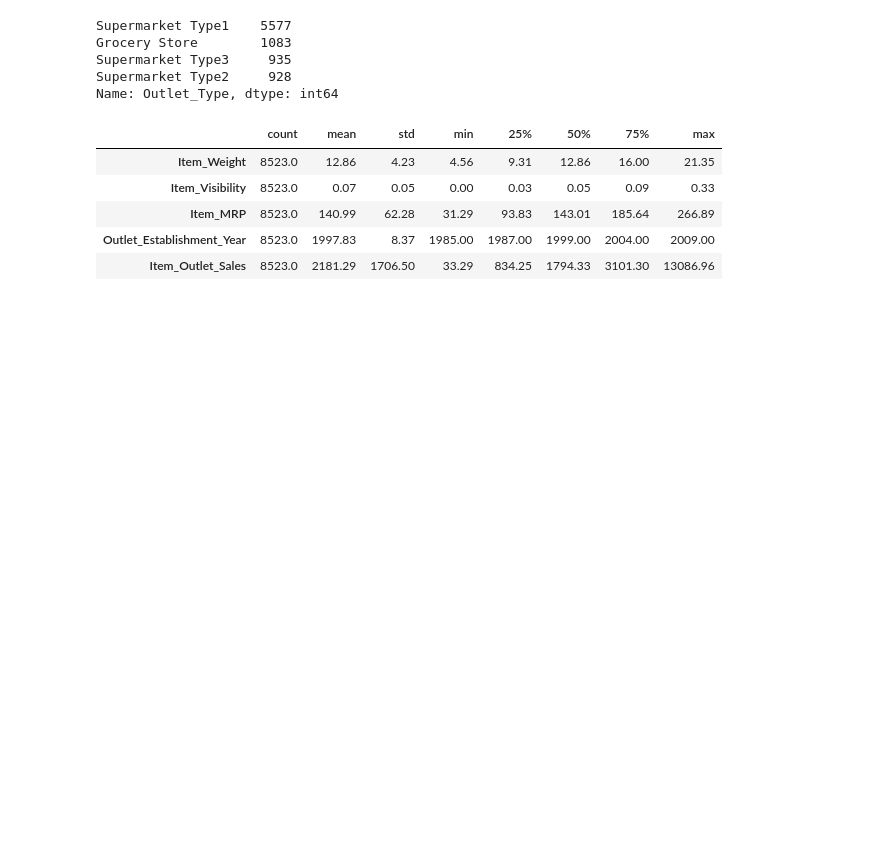
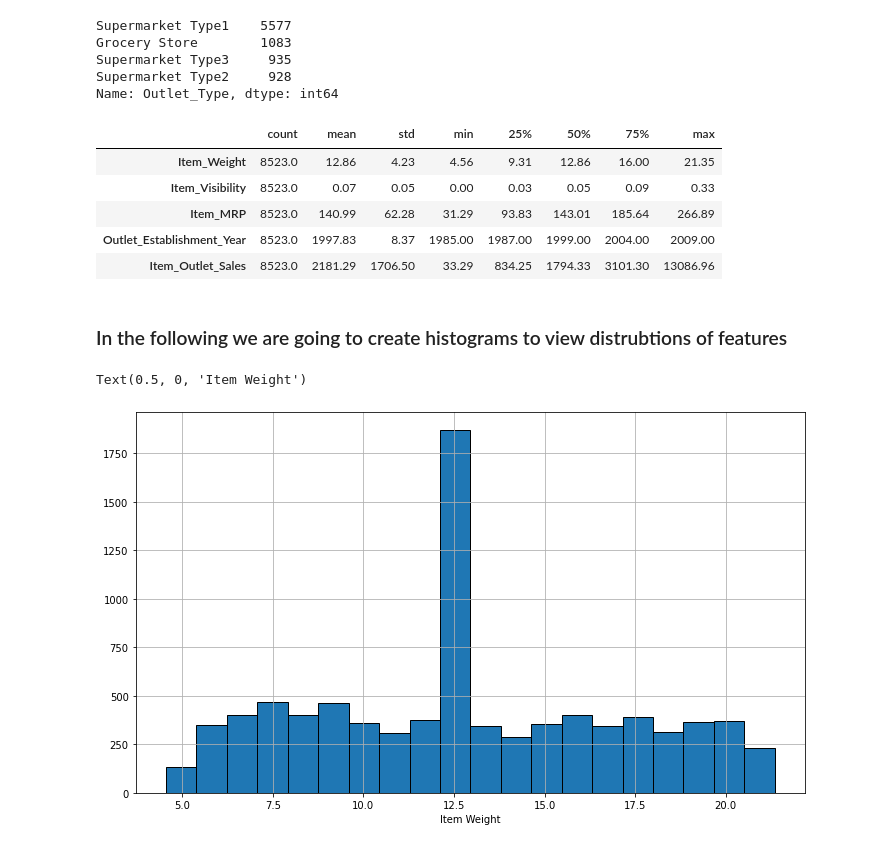
Before and after one commit to rvtovar/sales_predictions, a Jupyter notebook: sales_predictions.ipynb, the cells around one changed output. Cells and saved outputs as stored; diff of their text form; code cells hidden in the pictures; blank space fills up the shorter version.

```diff
--- a/sales_predictions.ipynb
+++ b/sales_predictions.ipynb
@@ -176,3 +177,13 @@ df.describe().transpose().round(2)
 | Item_MRP | 8523.0 | 140.99 | 62.28 | 31.29 | 93.83 | 143.01 | 185.64 | 266.89 |
 | Outlet_Establishment_Year | 8523.0 | 1997.83 | 8.37 | 1985.00 | 1987.00 | 1999.00 | 2004.00 | 2009.00 |
 | Item_Outlet_Sales | 8523.0 | 2181.29 | 1706.50 | 33.29 | 834.25 | 1794.33 | 3101.30 | 13086.96 |
+# %% [markdown]
+### In the following we are going to create histograms to view distrubtions of features
+# %%
+# The distrubtion of item weights, the large amount of 12.5 weights comes from replacing data that was missing
+plt.figure(figsize=(12,7))
+df["Item_Weight"].hist(edgecolor='black', bins=20)
+plt.xlabel("Item Weight")
+# %% [output]
+Text(0.5, 0, 'Item Weight')
+[figure, added]
```
Also changed, not shown: parts of 11 cells of this notebook.
